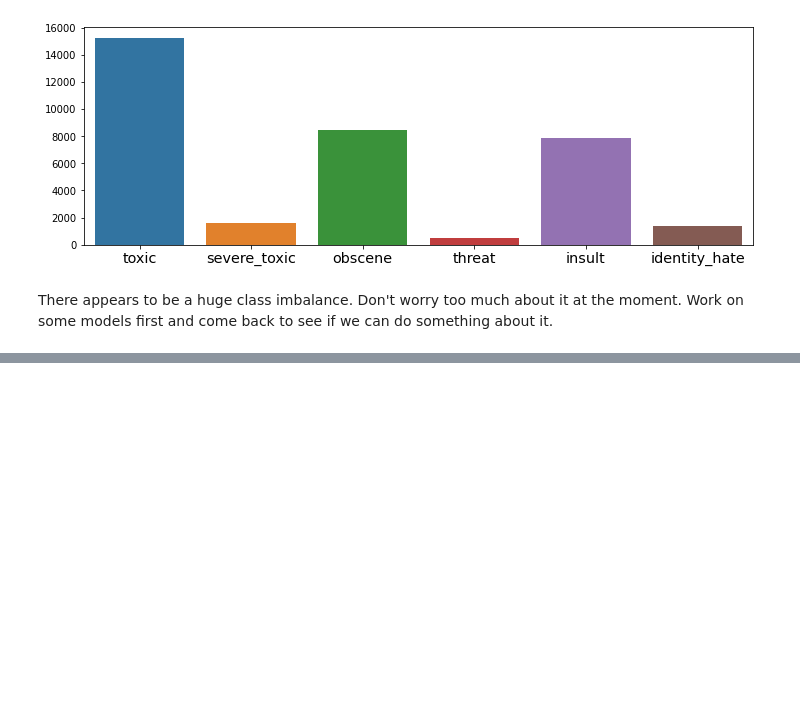
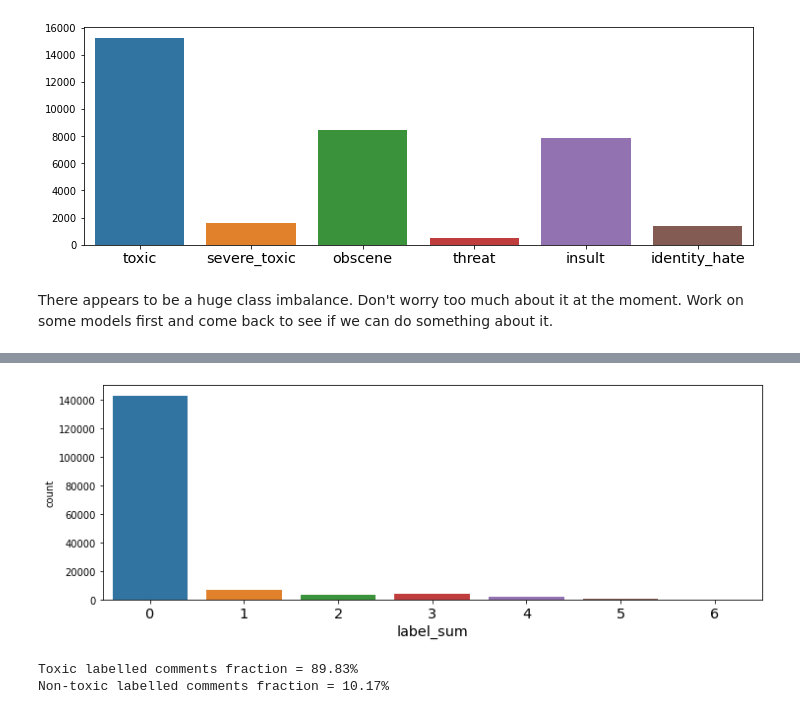
Before and after one commit to dyasutomo/ToxCom, a Jupyter notebook: g01_data_visualization.ipynb, the cells around one changed output, grey strips where cells are left out. Drawn from its saved outputs; the diff is of its cells as text; code cells hidden in the pictures; blank space fills up the shorter version.

```diff
--- a/g01_data_visualization.ipynb
+++ b/g01_data_visualization.ipynb
@@ -72,0 +146,2 @@ There appears to be a huge class imbalance. Don't worry too much about it at the
+# %%
+df['label_sum'] = df['toxic']+df['severe_toxic']+df['obscene']+df['threat']+df['insult']+df['identity_hate']
@@ -72,0 +154,16 @@ There appears to be a huge class imbalance. Don't worry too much about it at the
+# %%
+fig, ax = plt.subplots(1,1,figsize=(12,4));
+sns.countplot(df['label_sum'], ax=ax);
+plt.xticks(fontsize='x-large');
+plt.xlabel('label_sum', fontsize='x-large');
+# %% [output]
+[figure, added]
+# %%
+non_toxic = df[df['label_sum']==0].shape[0]
+non_toxic_frac = 100*non_toxic/df.shape[0]
+
+print (f"Toxic labelled comments fraction = {round(non_toxic_frac, 2)}%")
+print (f"Non-toxic labelled comments fraction = {round(100-non_toxic_frac, 2)}%")
+# %% [output]
+Toxic labelled comments fraction = 89.83%
+Non-toxic labelled comments fraction = 10.17%
```
Also changed, not shown: parts of 35 cells of this notebook.
